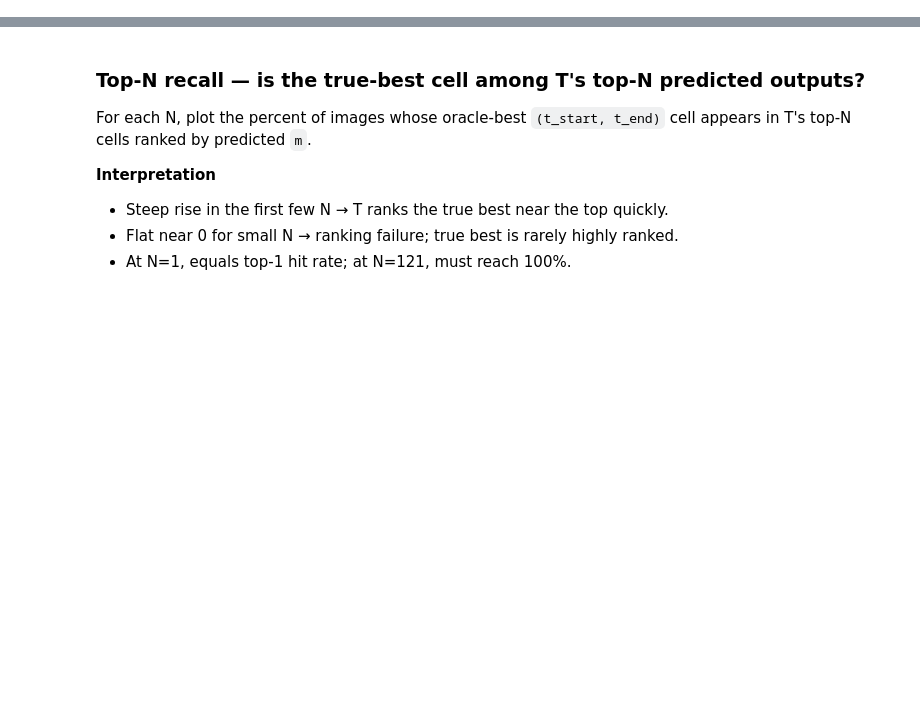
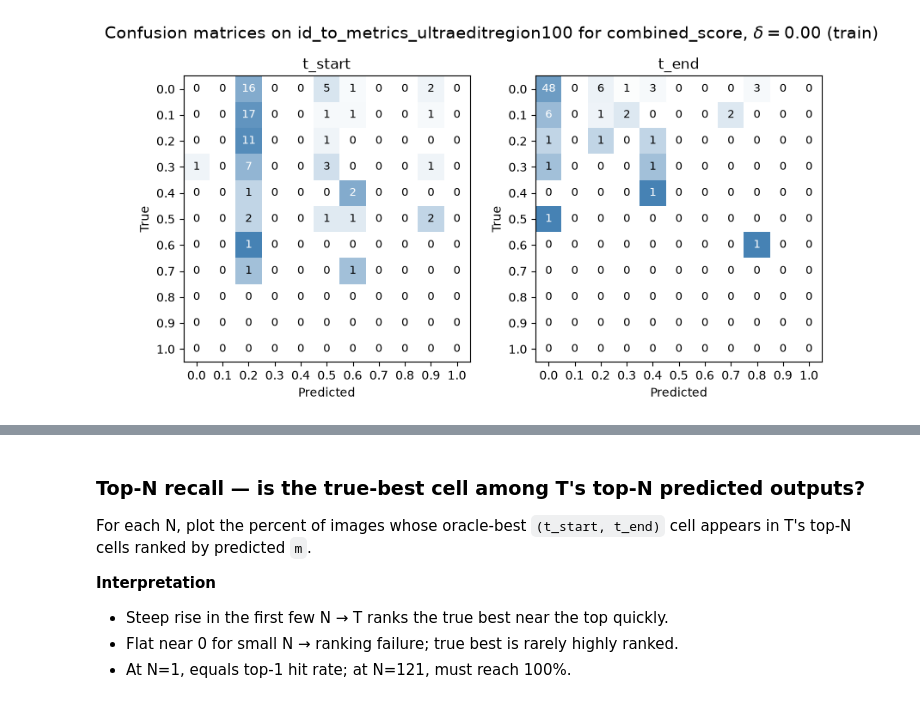
Before and after one commit to hcoderdm/chordedit-models, a Jupyter notebook: models/surrogate_selector/eval_t.ipynb, the cells around one changed output, grey strips where cells are left out. Saved outputs shown, nothing was run; the diff lists cells and outputs as text; code cells hidden in the pictures; blank space fills up the shorter version.

```diff
--- a/models/surrogate_selector/eval_t.ipynb
+++ b/models/surrogate_selector/eval_t.ipynb
@@ -42 +51,6 @@ device: cuda:4
+# %%
+# Declare helper functions.
+
+def fig_title(subtitle: str, split: str) -> str:
+    return f"{subtitle} on {METRICS_CSV.stem} for {T_TARGET_COL}, $\\delta={{{TARGET_T_DELTA:.2f}}}$ ({split})"
 # %%
@@ -105,0 +67,15 @@ print(f"holdout grids: {true_m.shape}")
+# %%
+# Find (t_start, t_end) argmax of T_TARGET_FUNC for every sample in full_df from METRICS_CSV.
+metrics_df = pd.read_csv(METRICS_CSV, dtype=str)
+metrics_df = metrics_df[metrics_df[T_DELTA_COL] == str(TARGET_T_DELTA)].copy()
+metrics_df = metrics_df[metrics_df[SAMPLE_ID_COL].isin(full_df[SAMPLE_ID_COL].unique())].copy()
+
+true_df = metrics_df.copy()
+true_df[T_TARGET_COL] = T_TARGET_FUNC(metrics_df)
+print(f"Found metrics for {len(true_df)} grid cells for {true_df[SAMPLE_ID_COL].nunique()} samples")
+
+true_argmax_df = true_df.loc[true_df.groupby(SAMPLE_ID_COL)[T_TARGET_COL].idxmax()]
+print(f"Found (t_start, t_end) argmax for {T_TARGET_COL} for {len(true_argmax_df)} samples")
+
+# Provice dataframe for visual evaluation.
+true_argmax_df.head()
@@ -105,0 +159,77 @@ print(f"holdout grids: {true_m.shape}")
+# %%
+"""
+Plot row-normalised confusion matrices for both heads across all three splits. Each cell
+shows the raw count as a number and is shaded by the fraction of true-class samples that
+fell in that predicted bucket, making it easy to see whether errors cluster near the
+diagonal (near-miss) or scatter widely (large mistakes).
+"""
+from sklearn.metrics import confusion_matrix
+from matplotlib.colors import LinearSegmentedColormap
+
+cmp_df = true_argmax_df[[SAMPLE_ID_COL, T_START_COL, T_END_COL]].merge(
+    pred_argmax_df[[SAMPLE_ID_COL, T_START_COL, T_END_COL]],
+    on=SAMPLE_ID_COL,
+    suffixes=("_true", "_pred"),
+)
+for col in (T_START_COL, T_END_COL):
+    cmp_df[f"{col}_true"] = cmp_df[f"{col}_true"].astype(float)
+    cmp_df[f"{col}_pred"] = cmp_df[f"{col}_pred"].astype(float)
+
+BUCKET_LABELS_START = [f"{v:.1f}" for v in GRID_T_START]
+BUCKET_LABELS_END = [f"{v:.1f}" for v in GRID_T_END]
+t_start_to_idx = {float(v): i for i, v in enumerate(GRID_T_START)}
+t_end_to_idx = {float(v): i for i, v in enumerate(GRID_T_END)}
+
+results = {}
+for split_name, split_df in splits.items():
+    split_cmp = cmp_df[cmp_df[SAMPLE_ID_COL].isin(split_df[SAMPLE_ID_COL].unique())]
+    results[split_name] = {
+        "true_start": split_cmp[f"{T_START_COL}_true"].map(t_start_to_idx).to_numpy(),
+        "pred_start": split_cmp[f"{T_START_COL}_pred"].map(t_start_to_idx).to_numpy(),
+        "true_end": split_cmp[f"{T_END_COL}_true"].map(t_end_to_idx).to_numpy(),
+        "pred_end": split_cmp[f"{T_END_COL}_pred"].map(t_end_to_idx).to_numpy(),
+    }
+
+cmap = LinearSegmentedColormap.from_list("wb", ["white", "steelblue"])
+
+def plot_confusion(ax, true, pred, title, bucket_labels):
+    # Plot confusion matrix for t_start and t_end
+    n_buckets = len(bucket_labels)
+    cm = confusion_matrix(true, pred, labels=list(range(n_buckets)))
+    cm_norm = cm.astype(float) / cm.sum(axis=1, keepdims=True).clip(min=1)
+    im = ax.imshow(cm_norm, cmap=cmap, vmin=0, vmax=1)
+    for i in range(n_buckets):
+        for j in range(n_buckets):
+            ax.text(
+                j, i, f"{cm[i, j]}",
+                ha="center", va="center", fontsize=9,
+                color="white" if cm_norm[i, j] > 0.5 else "black",
+            )
+    ax.set_xticks(range(n_buckets))
+    ax.set_yticks(range(n_buckets))
+    ax.set_xticklabels(bucket_labels)
+    ax.set_yticklabels(bucket_labels)
+    ax.set_xlabel("Predicted")
+    ax.set_ylabel("True")
+    ax.set_title(title)
+    ax.set_aspect("equal", adjustable="box")
+    return im
+
+def plot_split(split):
+    # Create separate confusion matrices for t_start and t_end
+    r = results[split]
+    fig, axes = plt.subplots(1, 2, figsize=(10, 4.5), sharey=True)
+    plot_confusion(axes[0], r["true_start"], r["pred_start"], f"t_start", BUCKET_LABELS_START)
+    plot_confusion(axes[1], r["true_end"], r["pred_end"], f"t_end", BUCKET_LABELS_END)
+    for ax in axes:
+        ax.tick_params(axis="y", labelleft=True)
+        ax.set_ylabel("True")
+    fig.suptitle(fig_title("Confusion matrices", split), fontsize=14)
+    fig.subplots_adjust(wspace=0.12, top=0.85)
+    plt.show()
+    plt.close(fig)
+
+for split in ["train", "test"]:
+    plot_split(split)
+# %% [output]
+[figure, added]
```
Also changed, not shown: parts of 22 cells of this notebook, 8 other files.
